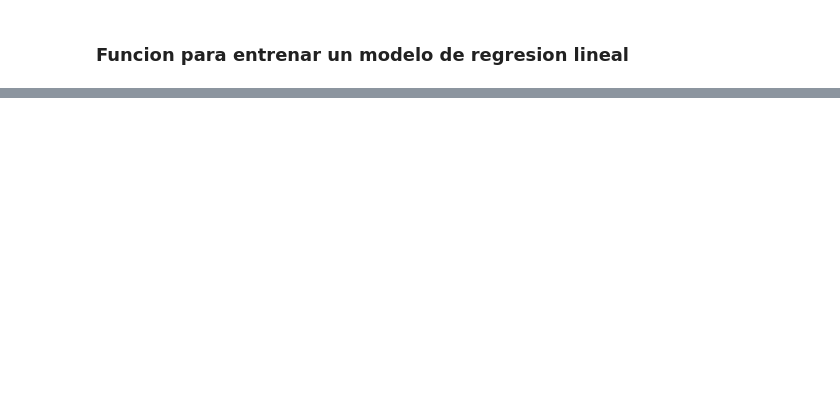
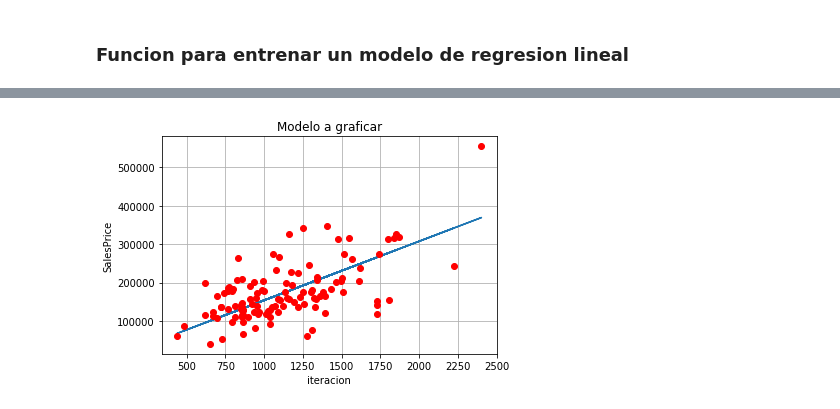
Before and after one commit to rub3ng0nzalez/MSDegree, a Jupyter notebook: Ciencia de datos en Python/proyecto_data/Proyecto-Ruben_Gonzalez.ipynb, the cells around one changed output, grey strips where cells are left out. Cells and saved outputs as stored; diff of their text form; code cells hidden in the pictures; blank space fills up the shorter version.

```diff
--- a/Ciencia de datos en Python/proyecto_data/Proyecto-Ruben_Gonzalez.ipynb
+++ b/Ciencia de datos en Python/proyecto_data/Proyecto-Ruben_Gonzalez.ipynb
@@ -165 +254,25 @@ def fentrena(x,y,epochs,imprimir_error_cada,lr):
+# %%
+def graficarmodelo(x,y,dmodelo,n):
+    #Obtener el ultimo m y b pues es el mas certero
+    mb=dmodelo[len(dmodelo.keys())-1]
+    xfinal=np.array(x)
+    yfinal=np.array(y)
+
+    xfinal=xfinal[0:len(xfinal)-1:n]
+    yfinal=yfinal[0:len(yfinal)-1:n]
+
+    #Obtener y de la recta a partir de mb y el x proporcionado
+    yrecta=(mb[0]*xfinal)+mb[1]
+
+    fig = plt.figure()
+    ax = fig.add_subplot()
+
+    ax.grid()
+    ax.plot(xfinal,yrecta)
+    ax.plot(xfinal,yfinal,'ro')
+
+    ax.set_xlabel('iteracion')
+    ax.set_ylabel('SalesPrice')
+    ax.set_title('Modelo a graficar')
+    return plt.show()
 # %%
@@ -213,0 +282,4 @@ Name: OverallQual, Length: 1168, dtype: float64
+# %%
+graficarmodelo(trainingdata['1stFlrSF'],trainingdata['SalePrice'],dmodelo1stFlrSF,10)
+# %% [output]
+[figure, added]
```
Also changed, not shown: parts of 13 cells of this notebook.
